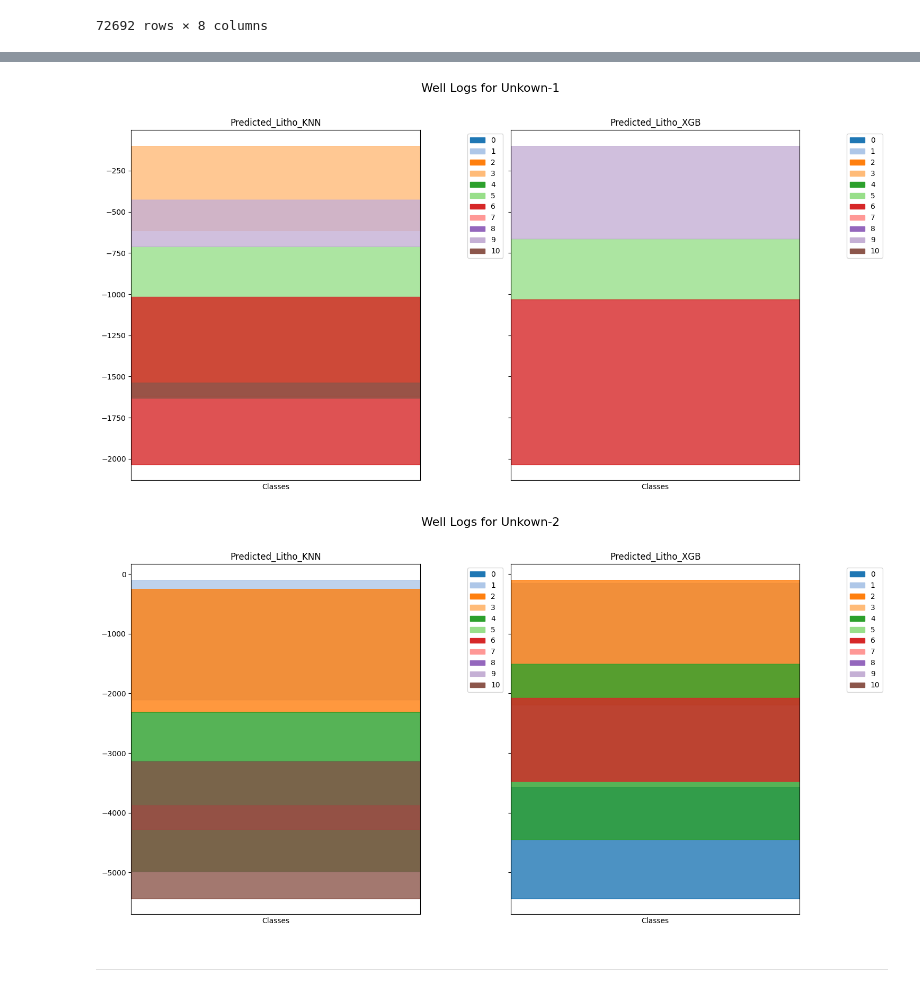
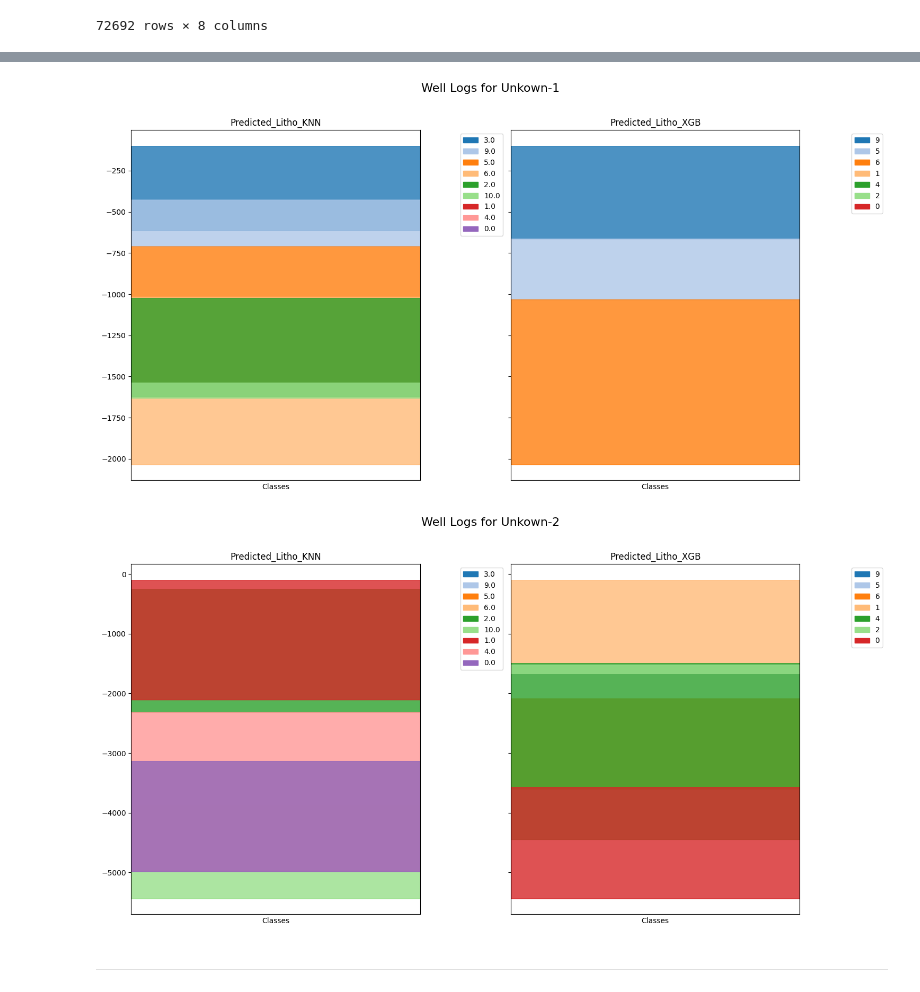
Before and after one commit to MartinaTerskaya/Geo_Hackaton, a Jupyter notebook: team contribution/Martina/Litho_prediction.ipynb, the cells around one changed output, grey strips where cells are left out. Cells and saved outputs as stored; diff of their text form; code cells hidden in the pictures.

```diff
--- a/team contribution/Martina/Litho_prediction.ipynb
+++ b/team contribution/Martina/Litho_prediction.ipynb
@@ -40,10 +40,10 @@ import matplotlib.patches as mpatches
 # This function plots well logs along with any zone column like lithology or stratigraphy.
 # To ensure the consistent coloring you should specify the number of classes prior to calling the function,
 # for example:
-# litho _classes = [0,1,2,3,4,5,6]
+# litho_classes = [0,1,2,3,4,5,6]
 # plot_logs_and_litho(df,"Well_name","Depth",['AC','SP','GR', 'NPHI'],["Strat_zone"], litho_classes=lithology_classes)
 
-def plot_logs_and_litho(df, well_column, depth_column, log_columns, lithology_columns):
+def plot_logs_and_litho(df, well_column, depth_column, log_columns, lithology_columns, litho_classes=[0,1,2,3,4,5,6,7,8,9,10]):
 
     # Define colors for lithology classes for each column
     lithology_maps = {}
@@ -126,7 +126,7 @@ def process_litho(df):
 # 1. Prepare the data frame for known wells
 # %%
 #Load the data frame with clusters for known wells
-df_init = pd.read_csv("/content/Litho_clusters.csv")
+df_init = pd.read_csv("/content/Litho_prediction/Litho_clusters.csv")
 # %%
 df_init
 # %% [output]
@@ -255,7 +255,7 @@ Unknown_2
 53351 rows × 4 columns
 # %%
 #Load well markers
-well_markers = pd.read_csv("/content/Well_Markers.txt", delimiter='\t')
+well_markers = pd.read_csv("/content/Litho_prediction/Well_Markers.txt", delimiter='\t')
 # %%
 # Insert a numerical encoding for the formation names
 well_markers['Surface_number'] = pd.factorize(well_markers['Surface'])[0]
@@ -567,14 +569,14 @@ Unknown_df['Depth_negative'] = Unknown_df['Depth'].apply(lambda x: -x)
 # %%
 lithology_classes = [0,1,2,3,4,5,6,7,8,9,10]
 
 plot_logs_and_litho(
     Unknown_df,
     "Well_name", "Depth_negative", [],
     ["Predicted_Litho_KNN", "Predicted_Litho_XGB"],
-    lithology_classes=lithology_classes)
+    litho_classes=lithology_classes)
 # %% [output]
-[figure, old version]
+[figure, new version]
-[figure, old version]
+[figure, new version]
 # %% [markdown]
 
 
```
Also changed, not shown: parts of 10 cells of this notebook, 1 other file.
